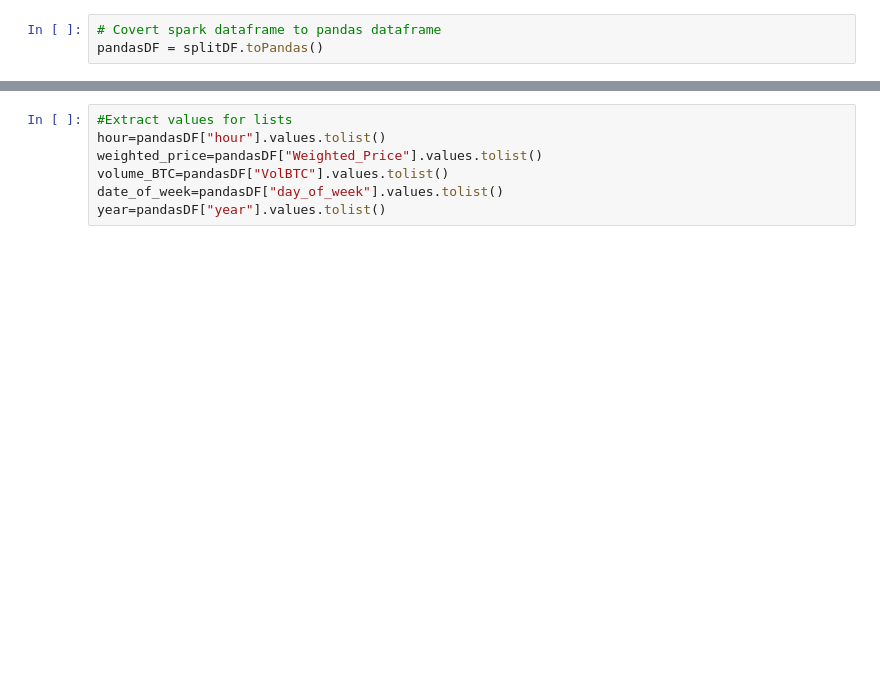
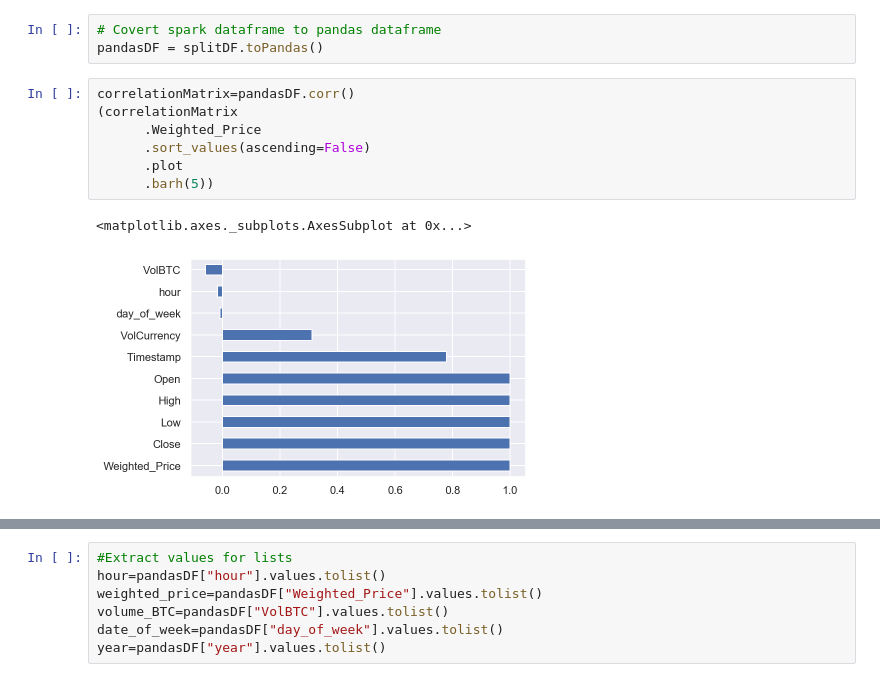
Before and after one commit to yasasmahima/Bit-Coin-Trend-Analysis, a Jupyter notebook: Bitcoin Trend Analysis Using PySpark.ipynb, the cells around one changed output, grey strips where cells are left out. Saved outputs shown, nothing was run; the diff lists cells and outputs as text; blank space fills up the shorter version.

```diff
--- a/Bitcoin Trend Analysis Using PySpark.ipynb
+++ b/Bitcoin Trend Analysis Using PySpark.ipynb
@@ -91,5 +171,15 @@ splitDF.limit(10).show()
 # %%
 # Covert spark dataframe to pandas dataframe
 pandasDF = splitDF.toPandas()
+# %%
+correlationMatrix=pandasDF.corr()
+(correlationMatrix
+      .Weighted_Price
+      .sort_values(ascending=False)
+      .plot
+      .barh(5))
+# %% [output]
+<matplotlib.axes._subplots.AxesSubplot at 0x...>
+[figure, added]
 # %%
 # Visualize Correaltions
```
Also changed, not shown: parts of 31 cells of this notebook.
